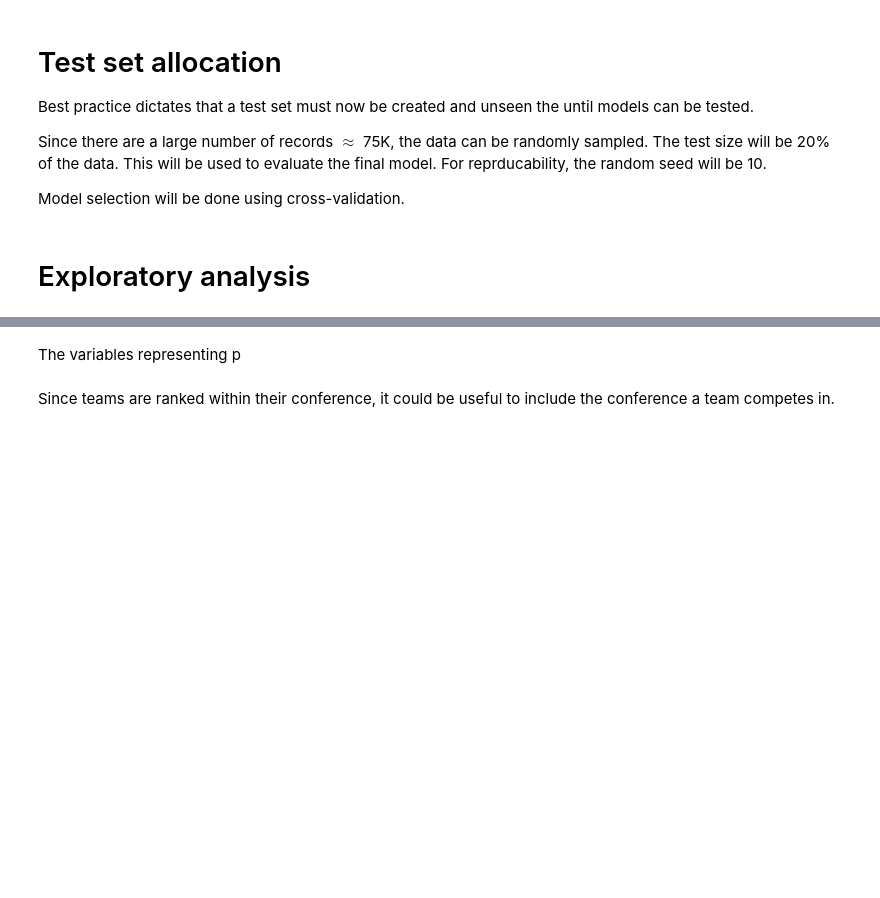
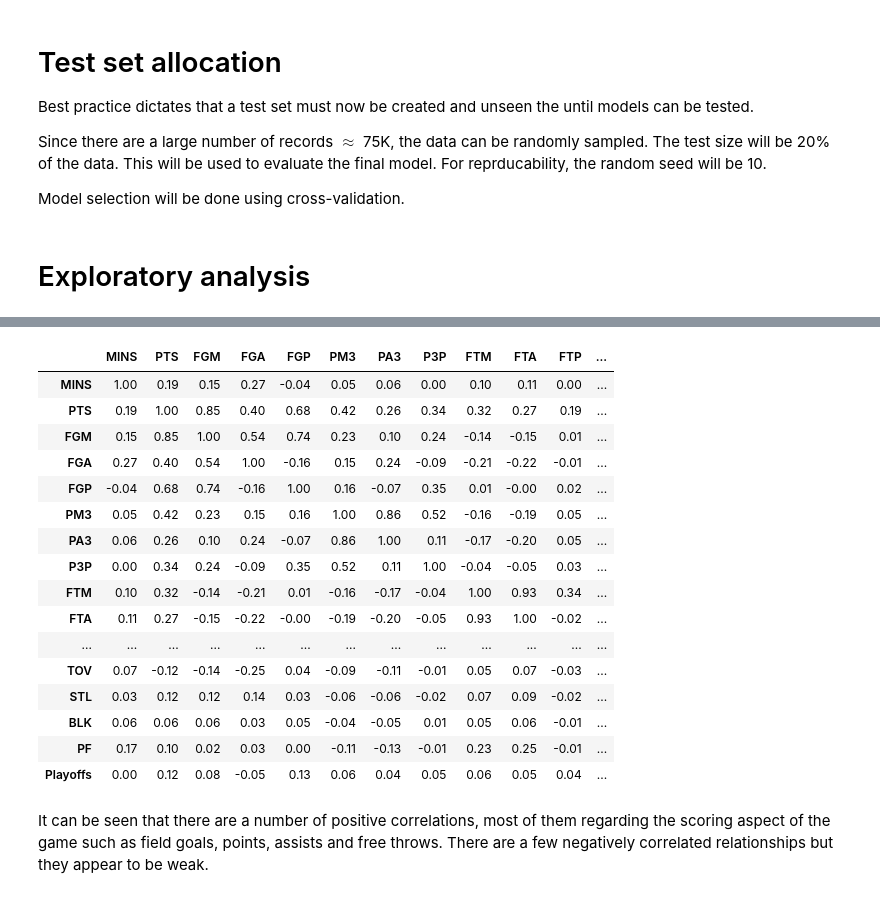
Before and after one commit to Blunt10K/NBA, a Jupyter notebook: notebooks/NBA Playoff Predictions.ipynb, the cells around one changed output, grey strips where cells are left out. Saved outputs shown, nothing was run; the diff lists cells and outputs as text; code cells hidden in the pictures; blank space fills up the shorter version.

```diff
--- a/notebooks/NBA Playoff Predictions.ipynb
+++ b/notebooks/NBA Playoff Predictions.ipynb
@@ -123,13 +131,16 @@ Since there are a large number of records $\approx$ 75K, the data can be randoml
 Model selection will be done using cross-validation.
 # %%
 from sklearn.model_selection import train_test_split
-SEED = 10
-test_size = .2
 # %%
 features = ['Result', 'MINS', 'PTS', 'FGM', 'FGA', 'FGP', 'PM3', 'PA3', 'P3P','FTM','FTA',
               'FTP', 'OREB', 'DREB', 'REB', 'AST', 'TOV', 'STL', 'BLK','PF']
 dependent = ['Playoffs']
 # %%
-train,test = train_test_split(df,random_state=SEED,test_size=test_size)
+def split_train_test(df, SEED = 10, test_size=0.2):
+    train,test = train_test_split(df,random_state=SEED,test_size=test_size)
+
+    return train, test
+# %%
+train, test = split_train_test(df)
 # %% [markdown]
 # Exploratory analysis
@@ -160,4 +151,28 @@ corr_matrix
-# %% [markdown]
-The variables representing p
-# %% [markdown]
-Since teams are ranked within their conference, it could be useful to include the conference a team competes in.
+# %%
+def plot_correlation_matrix(corr_matrix):
+    precision = 2
+    cmap = 'seismic' #'coolwarm'
+
+    return corr_matrix.style.background_gradient(cmap=cmap,vmin=-1,vmax=1).format(precision=precision)
+# %%
+plot_correlation_matrix(corr_matrix)
+# %% [output]
+|  | MINS | PTS | FGM | FGA | FGP | PM3 | PA3 | P3P | FTM | FTA | FTP | ... |
+| MINS | 1.00 | 0.19 | 0.15 | 0.27 | -0.04 | 0.05 | 0.06 | 0.00 | 0.10 | 0.11 | 0.00 | ... |
+| PTS | 0.19 | 1.00 | 0.85 | 0.40 | 0.68 | 0.42 | 0.26 | 0.34 | 0.32 | 0.27 | 0.19 | ... |
+| FGM | 0.15 | 0.85 | 1.00 | 0.54 | 0.74 | 0.23 | 0.10 | 0.24 | -0.14 | -0.15 | 0.01 | ... |
+| FGA | 0.27 | 0.40 | 0.54 | 1.00 | -0.16 | 0.15 | 0.24 | -0.09 | -0.21 | -0.22 | -0.01 | ... |
+| FGP | -0.04 | 0.68 | 0.74 | -0.16 | 1.00 | 0.16 | -0.07 | 0.35 | 0.01 | -0.00 | 0.02 | ... |
+| PM3 | 0.05 | 0.42 | 0.23 | 0.15 | 0.16 | 1.00 | 0.86 | 0.52 | -0.16 | -0.19 | 0.05 | ... |
+| PA3 | 0.06 | 0.26 | 0.10 | 0.24 | -0.07 | 0.86 | 1.00 | 0.11 | -0.17 | -0.20 | 0.05 | ... |
+| P3P | 0.00 | 0.34 | 0.24 | -0.09 | 0.35 | 0.52 | 0.11 | 1.00 | -0.04 | -0.05 | 0.03 | ... |
+| FTM | 0.10 | 0.32 | -0.14 | -0.21 | 0.01 | -0.16 | -0.17 | -0.04 | 1.00 | 0.93 | 0.34 | ... |
+| FTA | 0.11 | 0.27 | -0.15 | -0.22 | -0.00 | -0.19 | -0.20 | -0.05 | 0.93 | 1.00 | -0.02 | ... |
+| ... | ... | ... | ... | ... | ... | ... | ... | ... | ... | ... | ... | ... |
+| TOV | 0.07 | -0.12 | -0.14 | -0.25 | 0.04 | -0.09 | -0.11 | -0.01 | 0.05 | 0.07 | -0.03 | ... |
+| STL | 0.03 | 0.12 | 0.12 | 0.14 | 0.03 | -0.06 | -0.06 | -0.02 | 0.07 | 0.09 | -0.02 | ... |
+| BLK | 0.06 | 0.06 | 0.06 | 0.03 | 0.05 | -0.04 | -0.05 | 0.01 | 0.05 | 0.06 | -0.01 | ... |
+| PF | 0.17 | 0.10 | 0.02 | 0.03 | 0.00 | -0.11 | -0.13 | -0.01 | 0.23 | 0.25 | -0.01 | ... |
+| Playoffs | 0.00 | 0.12 | 0.08 | -0.05 | 0.13 | 0.06 | 0.04 | 0.05 | 0.06 | 0.05 | 0.04 | ... |
+# %% [markdown]
+It can be seen that there are a number of positive correlations, most of them regarding the scoring aspect of the game such as field goals, points, assists and free throws. There are a few negatively correlated relationships but they appear to be weak.
```
Also changed, not shown: parts of 29 cells of this notebook, 1 other file.
